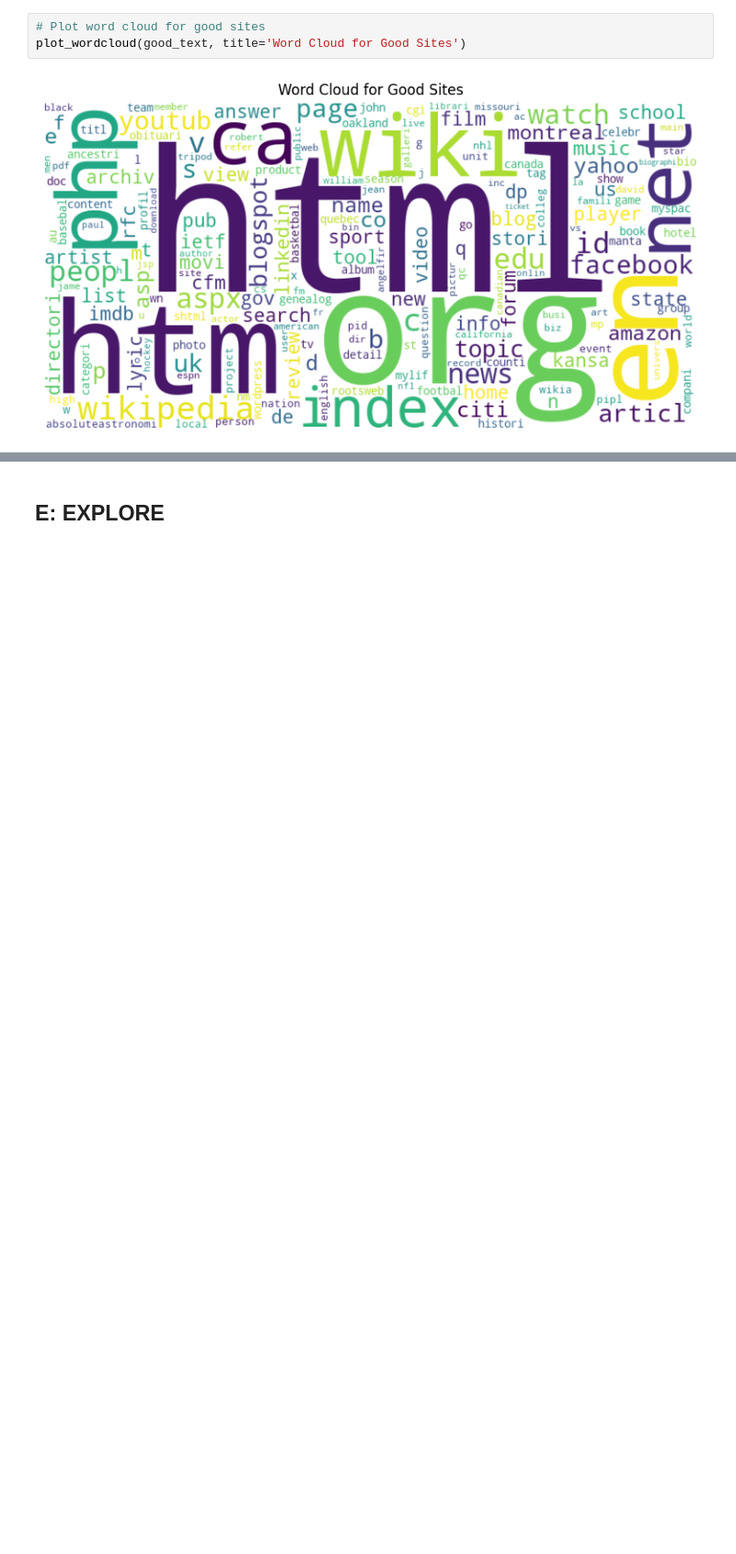
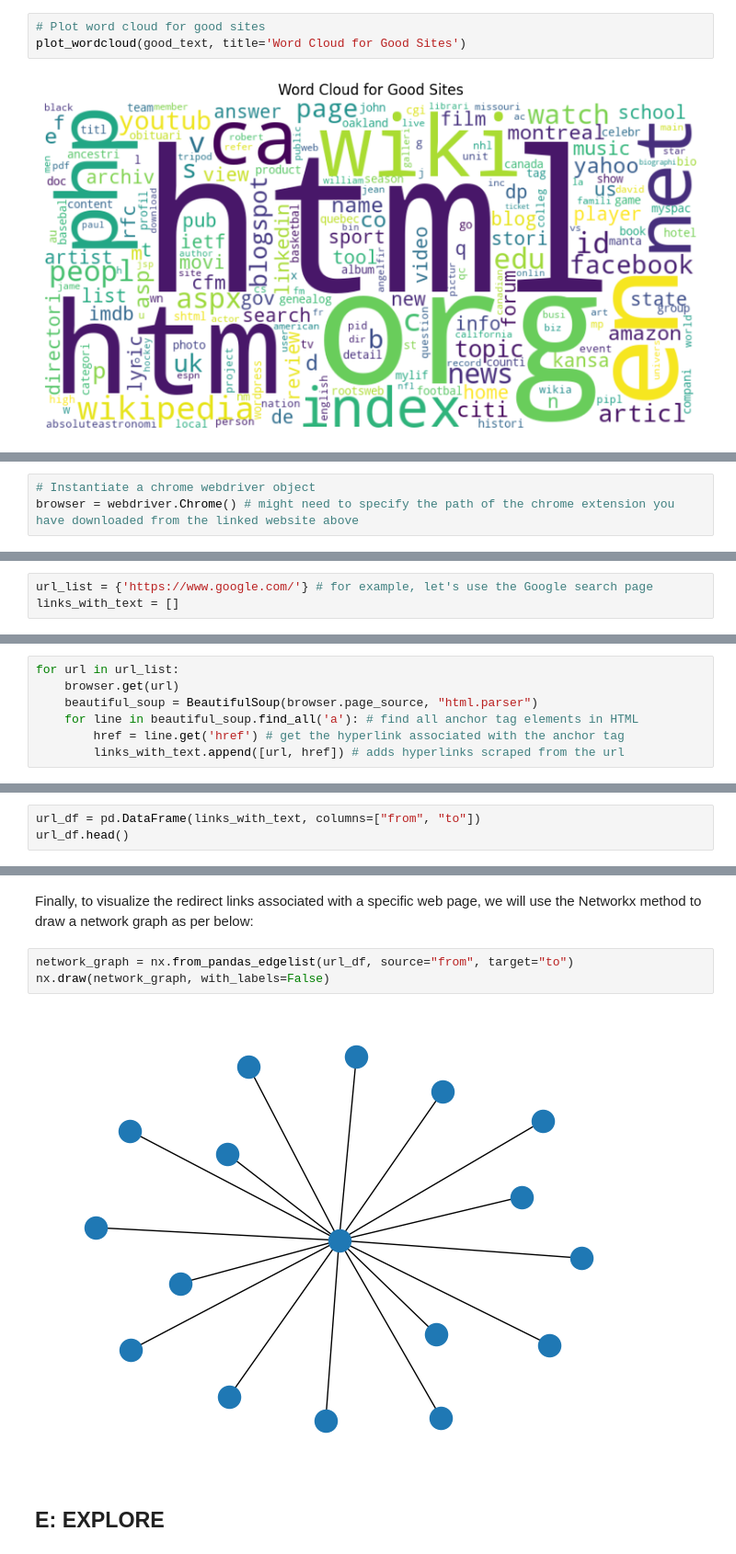
Before and after one commit to Kairos5106/data-science, a Jupyter notebook: test.ipynb, the cells around one changed output, grey strips where cells are left out. Shown: that part at 92% size. Saved outputs shown, nothing was run; the diff lists cells and outputs as text; blank space fills up the shorter version.

Commit message:
added the feature to visualize all internal links within a website

```diff
--- a/test.ipynb
+++ b/test.ipynb
@@ -350,0 +359,3 @@ plot_wordcloud(good_text, title='Word Cloud for Good Sites')
+# %%
+# Instantiate a chrome webdriver object
+browser = webdriver.Chrome() # might need to specify the path of the chrome extension you have downloaded from the linked website above
@@ -350,0 +364,3 @@ plot_wordcloud(good_text, title='Word Cloud for Good Sites')
+# %%
+url_list = {'https://www.google.com/'} # for example, let's use the Google search page
+links_with_text = []
@@ -350,0 +369,7 @@ plot_wordcloud(good_text, title='Word Cloud for Good Sites')
+# %%
+for url in url_list:
+    browser.get(url)
+    beautiful_soup = BeautifulSoup(browser.page_source, "html.parser")
+    for line in beautiful_soup.find_all('a'): # find all anchor tag elements in HTML
+        href = line.get('href') # get the hyperlink associated with the anchor tag
+        links_with_text.append([url, href]) # adds hyperlinks scraped from the url
@@ -350,0 +378,3 @@ plot_wordcloud(good_text, title='Word Cloud for Good Sites')
+# %%
+url_df = pd.DataFrame(links_with_text, columns=["from", "to"])
+url_df.head()
@@ -351,3 +388,10 @@ plot_wordcloud(good_text, title='Word Cloud for Good Sites')
+# %% [markdown]
+Finally, to visualize the redirect links associated with a specific web page, we will use the Networkx method to draw a network graph as per below:
+# %%
+network_graph = nx.from_pandas_edgelist(url_df, source="from", target="to")
+nx.draw(network_graph, with_labels=False)
+# %% [output]
+[figure, added]
 # %% [markdown]
 ## E: EXPLORE
 # %% [markdown]
```
Also changed, not shown: parts of 7 cells of this notebook.
